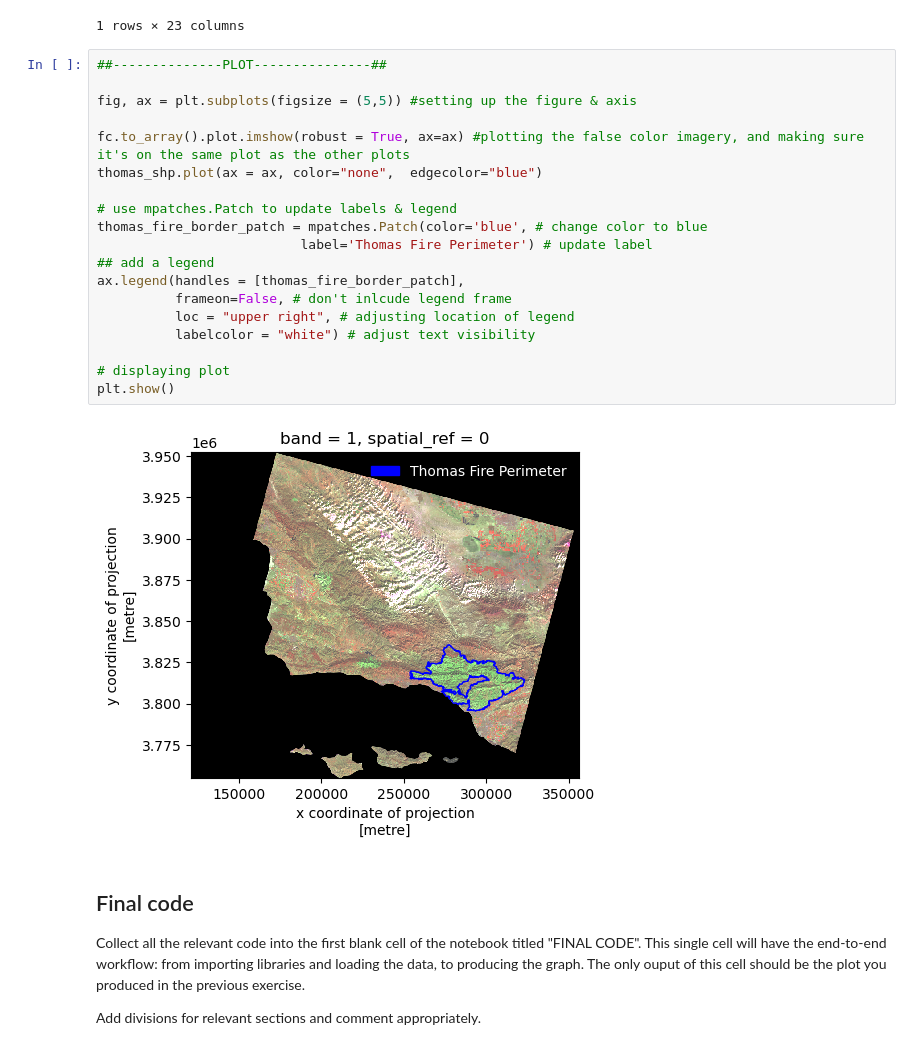
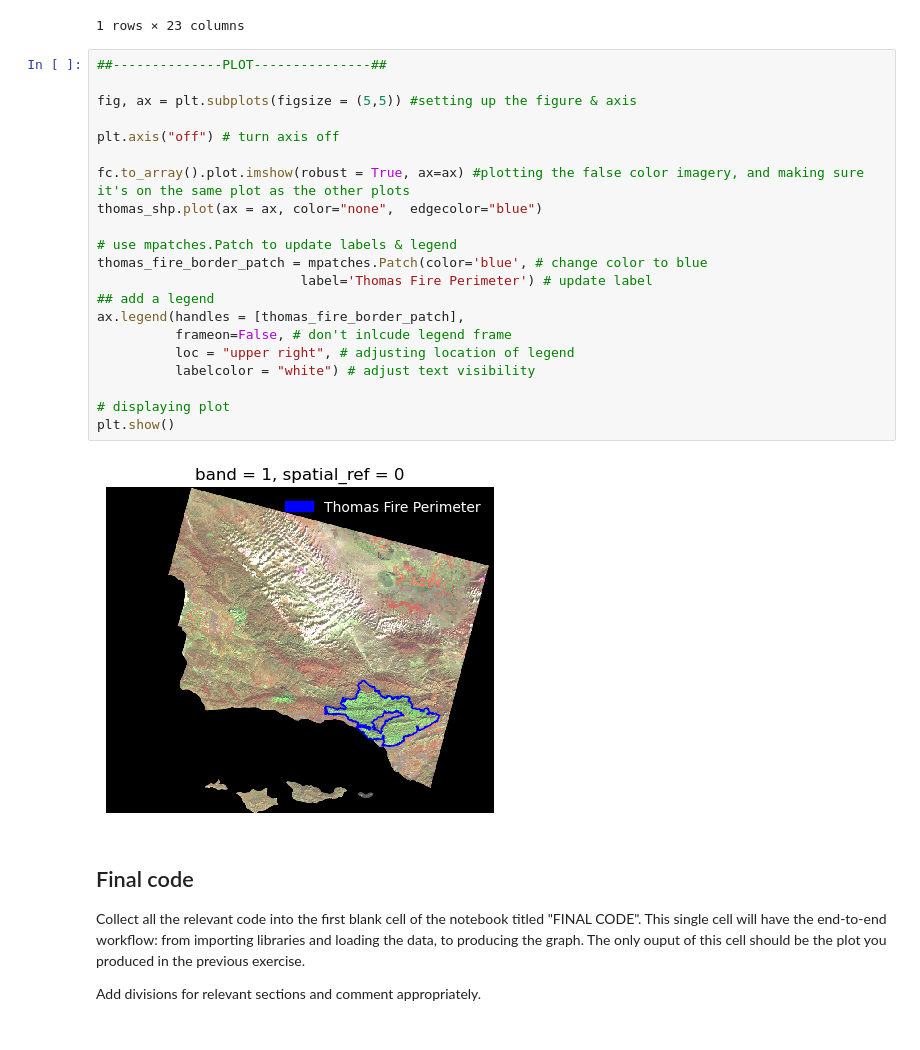
Before and after one commit to floraham/eds220-hwk-4, a Jupyter notebook: hwk4-task2-false-color.ipynb, the cells around one changed output. Drawn from its saved outputs; the diff is of its cells as text.

```diff
--- a/hwk4-task2-false-color.ipynb
+++ b/hwk4-task2-false-color.ipynb
@@ -248,24 +250,26 @@ thomas_shp
 # %%
 ##--------------PLOT---------------##
 
 fig, ax = plt.subplots(figsize = (5,5)) #setting up the figure & axis
+
+plt.axis("off") # turn axis off
 
 fc.to_array().plot.imshow(robust = True, ax=ax) #plotting the false color imagery, and making sure it's on the same plot as the other plots
 thomas_shp.plot(ax = ax, color="none",  edgecolor="blue")
 
 # use mpatches.Patch to update labels & legend
 thomas_fire_border_patch = mpatches.Patch(color='blue', # change color to blue
                           label='Thomas Fire Perimeter') # update label
 ## add a legend
 ax.legend(handles = [thomas_fire_border_patch],
           frameon=False, # don't inlcude legend frame
           loc = "upper right", # adjusting location of legend
           labelcolor = "white") # adjust text visibility
 
 # displaying plot
 plt.show()
 # %% [output]
-[figure, old version]
+[figure, new version]
 # %% [markdown]
 ## Final code
 
```
Also changed, not shown: parts of 1 cell of this notebook, 1 other file.
